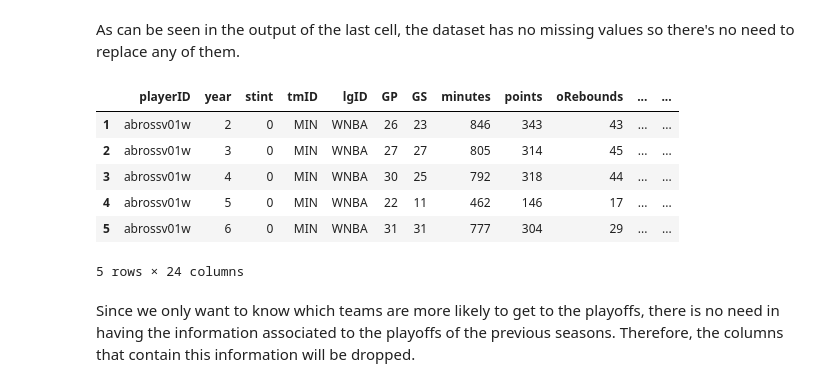
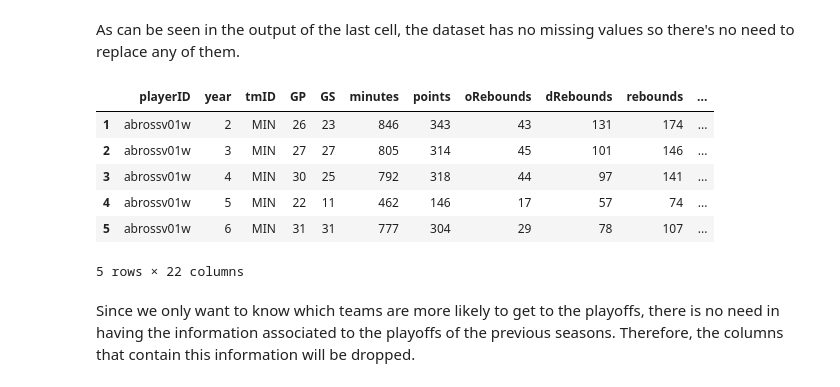
Before and after one commit to Hugo7gomes/FEUP_AC, a Jupyter notebook: firstApproach.ipynb, the cells around one changed output. Saved outputs shown, nothing was run; the diff lists cells and outputs as text; code cells hidden in the pictures.

```diff
--- a/firstApproach.ipynb
+++ b/firstApproach.ipynb
@@ -136,16 +136,17 @@ As can be seen in the output of the last cell, the dataset has no missing values
 # %%
 columns_to_drop = players_teams_df.filter(like='Post', axis=1).columns
 players_teams_df = players_teams_df.drop(columns=columns_to_drop)
+players_teams_df = players_teams_df.drop(columns=['lgID', 'stint'])
 
 players_teams_df.head()
 # %% [output]
-|  | playerID | year | stint | tmID | lgID | GP | GS | minutes | points | oRebounds | ... | ... |
-| 1 | abrossv01w | 2 | 0 | MIN | WNBA | 26 | 23 | 846 | 343 | 43 | ... | ... |
-| 2 | abrossv01w | 3 | 0 | MIN | WNBA | 27 | 27 | 805 | 314 | 45 | ... | ... |
-| 3 | abrossv01w | 4 | 0 | MIN | WNBA | 30 | 25 | 792 | 318 | 44 | ... | ... |
-| 4 | abrossv01w | 5 | 0 | MIN | WNBA | 22 | 11 | 462 | 146 | 17 | ... | ... |
-| 5 | abrossv01w | 6 | 0 | MIN | WNBA | 31 | 31 | 777 | 304 | 29 | ... | ... |
+|  | playerID | year | tmID | GP | GS | minutes | points | oRebounds | dRebounds | rebounds | ... |
+| 1 | abrossv01w | 2 | MIN | 26 | 23 | 846 | 343 | 43 | 131 | 174 | ... |
+| 2 | abrossv01w | 3 | MIN | 27 | 27 | 805 | 314 | 45 | 101 | 146 | ... |
+| 3 | abrossv01w | 4 | MIN | 30 | 25 | 792 | 318 | 44 | 97 | 141 | ... |
+| 4 | abrossv01w | 5 | MIN | 22 | 11 | 462 | 146 | 17 | 57 | 74 | ... |
+| 5 | abrossv01w | 6 | MIN | 31 | 31 | 777 | 304 | 29 | 78 | 107 | ... |
-5 rows × 24 columns
+5 rows × 22 columns
 # %% [markdown]
 Since we only want to know which teams are more likely to get to the playoffs, there is no need in having the information associated to the playoffs of the previous seasons. Therefore, the columns that contain this information will be dropped.
 # %%
```
Also changed, not shown: parts of 4 cells of this notebook, 1 other file.
